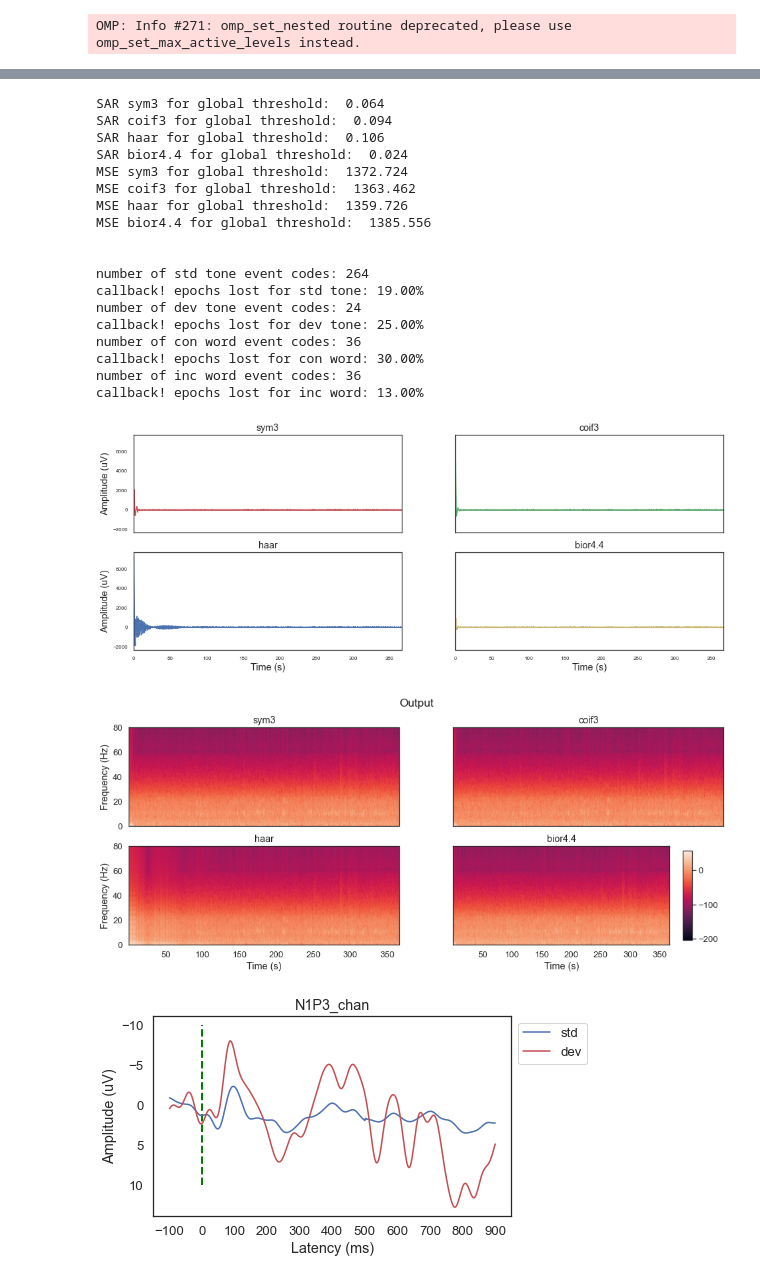
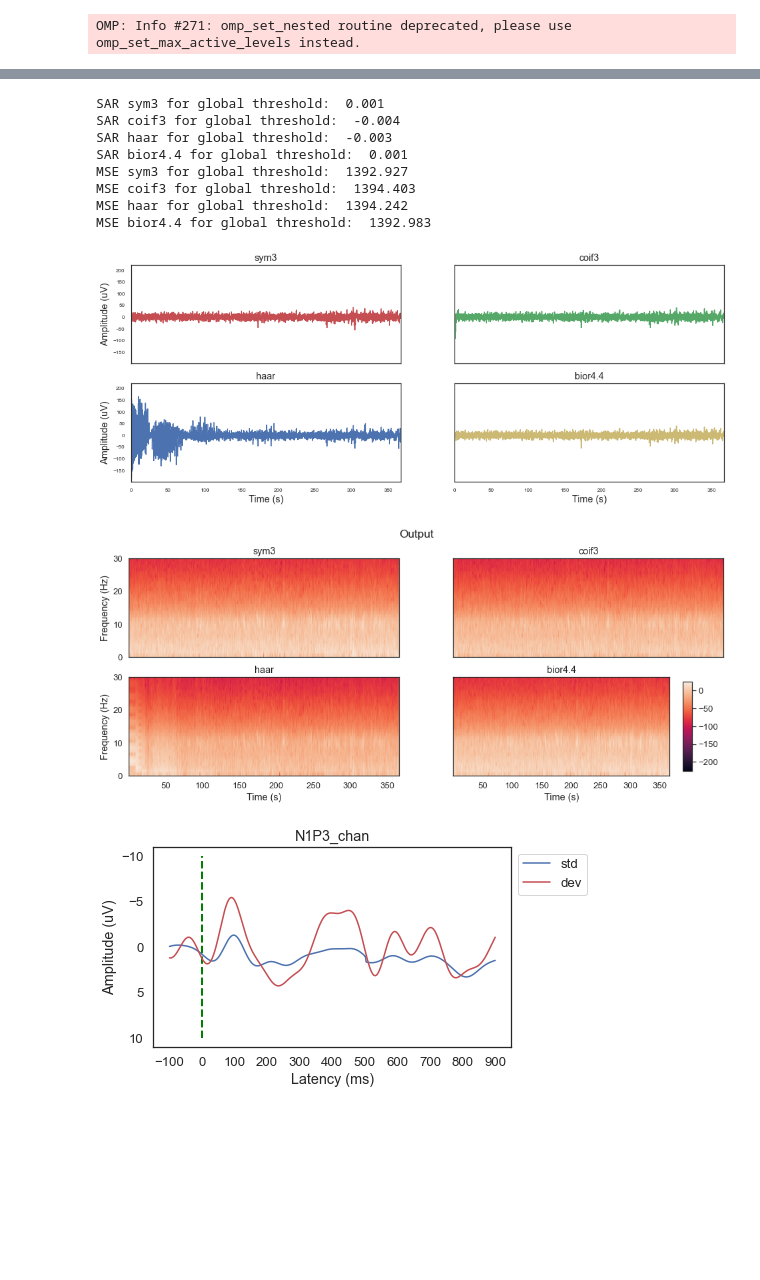
Before and after one commit to iggy96/Dementia-EEG-Analysis, a Jupyter notebook: snr_testing.ipynb, the cells around one changed output, grey strips where cells are left out. Cells and saved outputs as stored; diff of their text form; code cells hidden in the pictures; blank space fills up the shorter version.

```diff
--- a/snr_testing.ipynb
+++ b/snr_testing.ipynb
@@ -98,16 +98,16 @@ def DWT(data,time_array):
                 return coeffs_approx
             def apply_threshold_detail(coeffs,threshold):
                 coeffs = coeffs[1:len(coeffs)]
-                #coeffs[0][abs(coeffs[0])>threshold[1]] = 0
-                #coeffs[1][abs(coeffs[1])>threshold[1]] = 0
+                coeffs[0][abs(coeffs[0])>threshold[1]] = 0
+                coeffs[1][abs(coeffs[1])>threshold[1]] = 0
                 coeffs[2][abs(coeffs[2])>threshold[1]] = 0  # level 8
                 coeffs[3][abs(coeffs[3])>threshold[1]] = 0  # level 7
                 coeffs[4][abs(coeffs[4])>threshold[1]] = 0  # level 6
                 coeffs[5][abs(coeffs[5])>threshold[1]] = 0  # level 5
                 coeffs[6][abs(coeffs[6])>threshold[1]] = 0  # level 4
                 coeffs[7][abs(coeffs[7])>threshold[1]] = 0  # level 3
-                #coeffs[8][abs(coeffs[8])>threshold[1]] = 0
-                #coeffs[9][abs(coeffs[9])>threshold[1]] = 0
+                coeffs[8][abs(coeffs[8])>threshold[1]] = 0
+                coeffs[9][abs(coeffs[9])>threshold[1]] = 0
                 return coeffs
             arr_approx = apply_threshold_approx(coeffs,threshold)
             arr_detail = apply_threshold_detail(coeffs,threshold)
@@ -200,51 +249,42 @@ callback! epochs lost for inc word: 27.00%
 # %%
-"DWT + BandPass Filter"
+"DWT + Adaptive Filter + Band Pass Filter"
+adaptiveFilterOutput = filtering.adaptive(notchFilterOutput,rawEOG)
+dwt_EEG = DWT(adaptiveFilterOutput[:,1],time)
+bandPassFilter_Output = filtering.butterBandPass(dwt_EEG,lowcut=cfg.highPass,highcut=cfg.lowPass,fs=cfg.fs)
+plots(time,bandPassFilter_Output,titles=['sym3','coif3','haar','bior4.4'],figsize=(16,6),pltclr=['r','g','b','y'])
 
-bandPassFilterOutput = filtering.butterBandPass(dwt_eeg_gt,lowcut=cfg.highPass,highcut=cfg.lowPass,fs=cfg.fs)
-plots(time,bandPassFilterOutput,titles=['sym3','coif3','haar','bior4.4'],figsize=(16,6),pltclr=['r','g','b','y'])
+print("SAR sym3 for global threshold: ", round(sar(data,bandPassFilter_Output[:,0]),3))
+print("SAR coif3 for global threshold: ", round(sar(data,bandPassFilter_Output[:,1]),3))
+print("SAR haar for global threshold: ", round(sar(data,bandPassFilter_Output[:,2]),3))
+print("SAR bior4.4 for global threshold: ", round(sar(data,bandPassFilter_Output[:,3]),3))
+print("MSE sym3 for global threshold: ", round(mse(data,bandPassFilter_Output[:,0]),3))
+print("MSE coif3 for global threshold: ", round(mse(data,bandPassFilter_Output[:,1]),3))
+print("MSE haar for global threshold: ", round(mse(data,bandPassFilter_Output[:,2]),3))
+print("MSE bior4.4 for global threshold: ", round(mse(data,bandPassFilter_Output[:,3]),3))
 
-print("SAR sym3 for global threshold: ", round(sar(data,bandPassFilterOutput[:,0]),3))
-print("SAR coif3 for global threshold: ", round(sar(data,bandPassFilterOutput[:,1]),3))
-print("SAR haar for global threshold: ", round(sar(data,bandPassFilterOutput[:,2]),3))
-print("SAR bior4.4 for global threshold: ", round(sar(data,bandPassFilterOutput[:,3]),3))
-print("MSE sym3 for global threshold: ", round(mse(data,bandPassFilterOutput[:,0]),3))
-print("MSE coif3 for global threshold: ", round(mse(data,bandPassFilterOutput[:,1]),3))
-print("MSE haar for global threshold: ", round(mse(data,bandPassFilterOutput[:,2]),3))
-print("MSE bior4.4 for global threshold: ", round(mse(data,bandPassFilterOutput[:,3]),3))
-
-spectogramPlot(bandPassFilterOutput,fs,nfft=cfg.nfft,nOverlap=cfg.noverlap,figsize=(16,6),subTitles=['sym3','coif3','haar','bior4.4'],title='Output')
+spectogramPlot(bandPassFilter_Output,fs,nfft=cfg.nfft,y_max=30,nOverlap=cfg.noverlap,figsize=(16,6),subTitles=['sym3','coif3','haar','bior4.4'],title='Output')
 
 print("\n")
 
-data_ = bandPassFilterOutput[:,2]
+data_ = bandPassFilter_Output[:,1]
 data_ = data_.reshape(data_.shape[0],1)
 erps = erpExtraction()
-N1P3 = erps.N100P300(trigOutput,data_,time,stimTrig=cfg.stimTrig,clip=cfg.clip)
-N4 = erps.N400(trigOutput,data_,time,stimTrig=cfg.stimTrig,clip=cfg.clip)
+N1P3 = erps.N100P300(trigOutput,data_,time,stimTrig=cfg.stimTrig,clip=cfg.clip,dispIMG=False)
+N4 = erps.N400(trigOutput,data_,time,stimTrig=cfg.stimTrig,clip=cfg.clip,dispIMG=False)
 N1P3_chan = N1P3[0]
 N4_chan = N4[0]
 erp_latency = np.array(np.linspace(start=-100, stop=900, num=len(N1P3_chan[0]),dtype=object),dtype=object)
 plot_ERPs(N1P3_chan[0],N1P3_chan[1],erp_latency,'N1P3_chan','Latency (ms)','Amplitude (uV)','std','dev','b','r',10)
 plot_ERPs(N4_chan[0],N4_chan[1],erp_latency,'N4_chan','Latency (ms)','Amplitude (uV)','std','dev','b','r',10)
 # %% [output]
-SAR sym3 for global threshold:  0.064
-SAR coif3 for global threshold:  0.094
-SAR haar for global threshold:  0.106
-SAR bior4.4 for global threshold:  0.024
-MSE sym3 for global threshold:  1372.724
-MSE coif3 for global threshold:  1363.462
-MSE haar for global threshold:  1359.726
-MSE bior4.4 for global threshold:  1385.556
-
-
-number of std tone event codes: 264
-callback! epochs lost for std tone: 19.00%
-number of dev tone event codes: 24
-callback! epochs lost for dev tone: 25.00%
-number of con word event codes: 36
-callback! epochs lost for con word: 30.00%
-number of inc word event codes: 36
-callback! epochs lost for inc word: 13.00%
+SAR sym3 for global threshold:  0.001
+SAR coif3 for global threshold:  -0.004
+SAR haar for global threshold:  -0.003
+SAR bior4.4 for global threshold:  0.001
+MSE sym3 for global threshold:  1392.927
+MSE coif3 for global threshold:  1394.403
+MSE haar for global threshold:  1394.242
+MSE bior4.4 for global threshold:  1392.983
-[figure, old version]
+[figure, new version]
-[figure, old version]
+[figure, new version]
-[figure, old version]
+[figure, new version]
```
Also changed, not shown: parts of 7 cells of this notebook.
